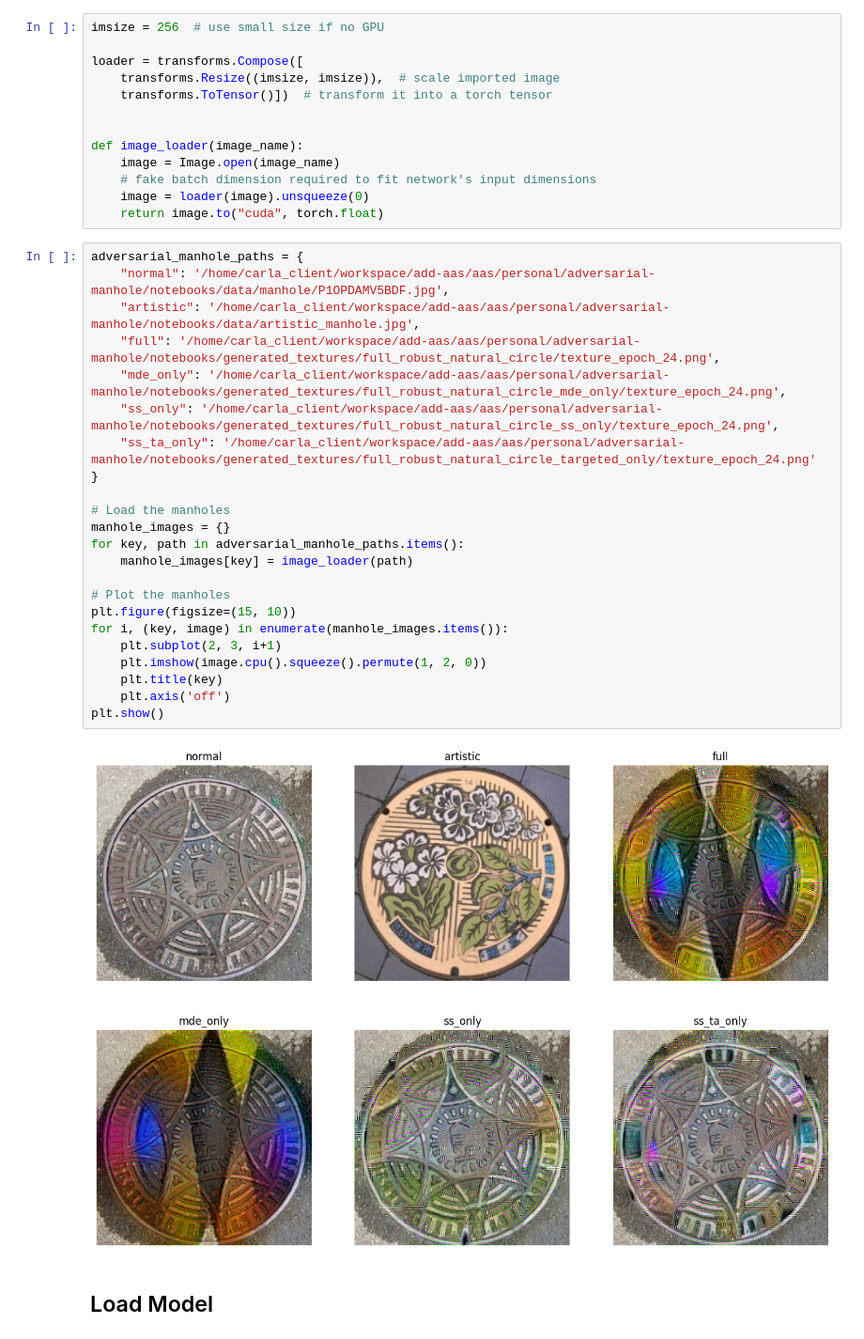
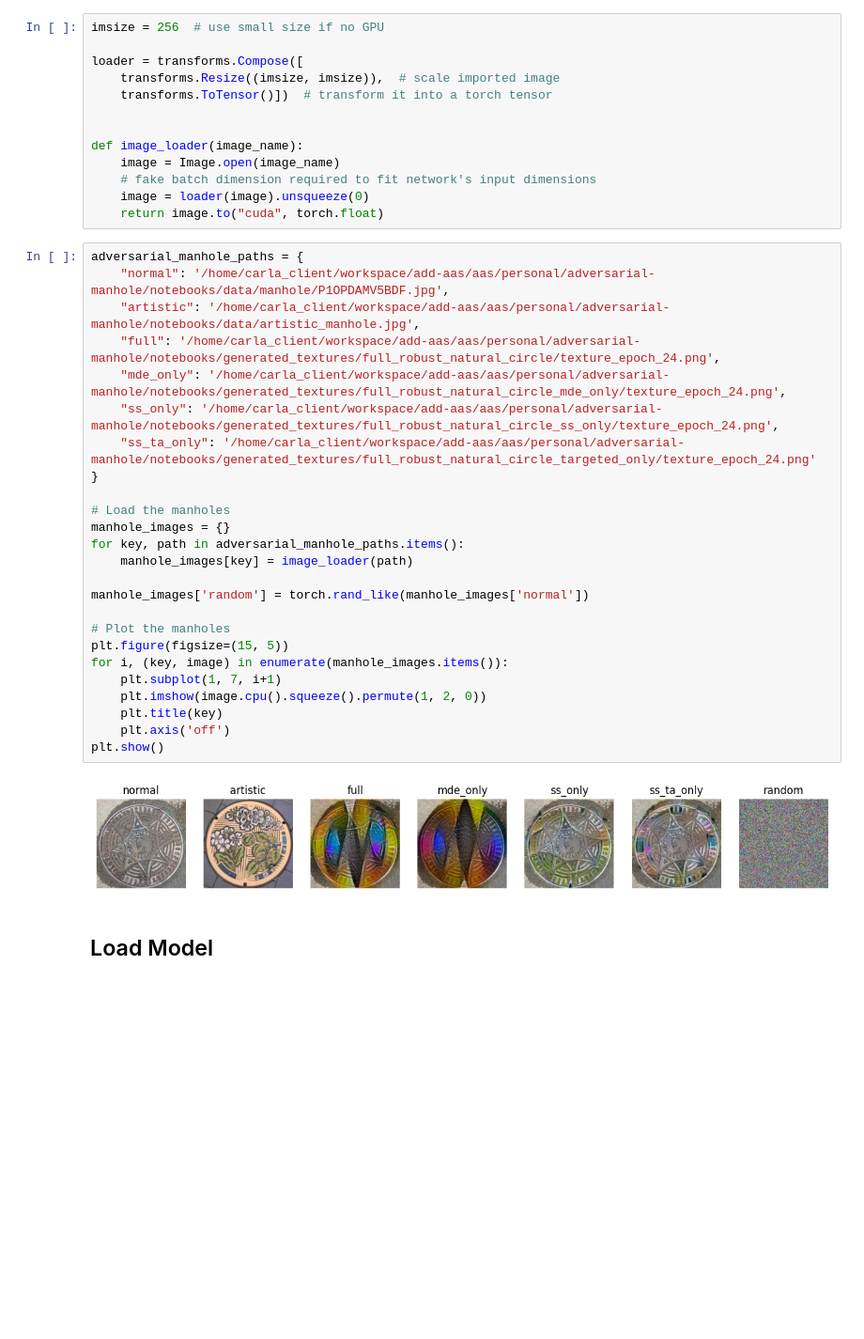
Before and after one commit to naufalso/adversarial-manhole, a Jupyter notebook: notebooks/evaluate.ipynb, the cells around one changed output. Shown at 94% size. Saved outputs shown, nothing was run; the diff lists cells and outputs as text; blank space fills up the shorter version.

```diff
--- a/notebooks/evaluate.ipynb
+++ b/notebooks/evaluate.ipynb
@@ -105,28 +98,30 @@ def image_loader(image_name):
 # %%
 adversarial_manhole_paths = {
     "normal": '/home/carla_client/workspace/add-aas/aas/personal/adversarial-manhole/notebooks/data/manhole/P1OPDAMV5BDF.jpg',
     "artistic": '/home/carla_client/workspace/add-aas/aas/personal/adversarial-manhole/notebooks/data/artistic_manhole.jpg',
     "full": '/home/carla_client/workspace/add-aas/aas/personal/adversarial-manhole/notebooks/generated_textures/full_robust_natural_circle/texture_epoch_24.png',
     "mde_only": '/home/carla_client/workspace/add-aas/aas/personal/adversarial-manhole/notebooks/generated_textures/full_robust_natural_circle_mde_only/texture_epoch_24.png',
     "ss_only": '/home/carla_client/workspace/add-aas/aas/personal/adversarial-manhole/notebooks/generated_textures/full_robust_natural_circle_ss_only/texture_epoch_24.png',
     "ss_ta_only": '/home/carla_client/workspace/add-aas/aas/personal/adversarial-manhole/notebooks/generated_textures/full_robust_natural_circle_targeted_only/texture_epoch_24.png'
 }
 
 # Load the manholes
 manhole_images = {}
 for key, path in adversarial_manhole_paths.items():
     manhole_images[key] = image_loader(path)
 
+manhole_images['random'] = torch.rand_like(manhole_images['normal'])
+
 # Plot the manholes
-plt.figure(figsize=(15, 10))
+plt.figure(figsize=(15, 5))
 for i, (key, image) in enumerate(manhole_images.items()):
-    plt.subplot(2, 3, i+1)
+    plt.subplot(1, 7, i+1)
     plt.imshow(image.cpu().squeeze().permute(1, 2, 0))
     plt.title(key)
     plt.axis('off')
 plt.show()
 # %% [output]
-[figure, old version]
+[figure, new version]
 # %% [markdown]
 ## Load Model
 # %%
```
Also changed, not shown: parts of 18 cells of this notebook, 6 other files.
